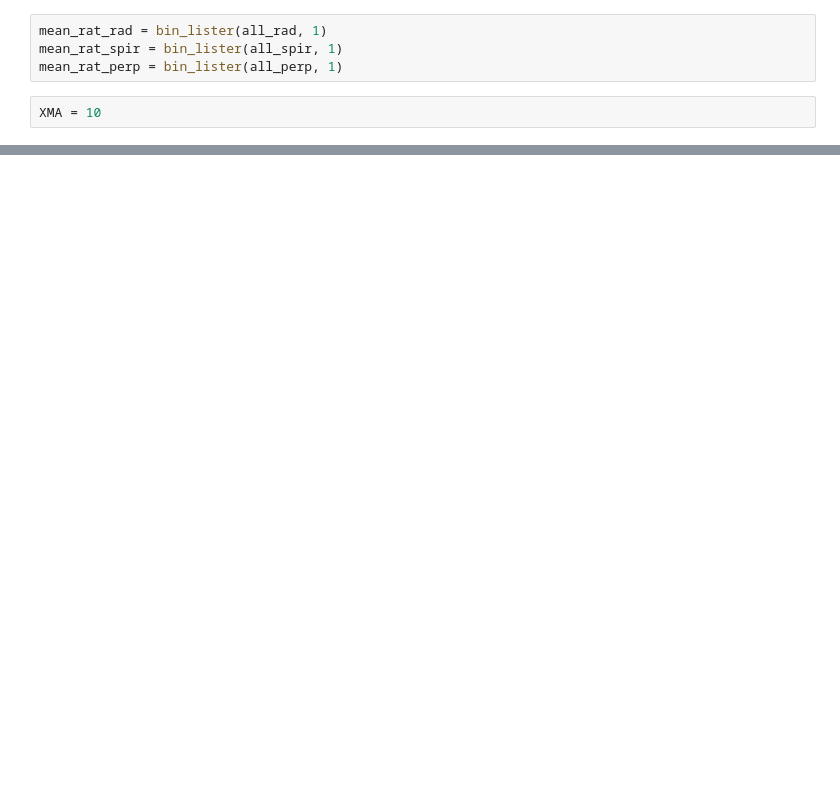
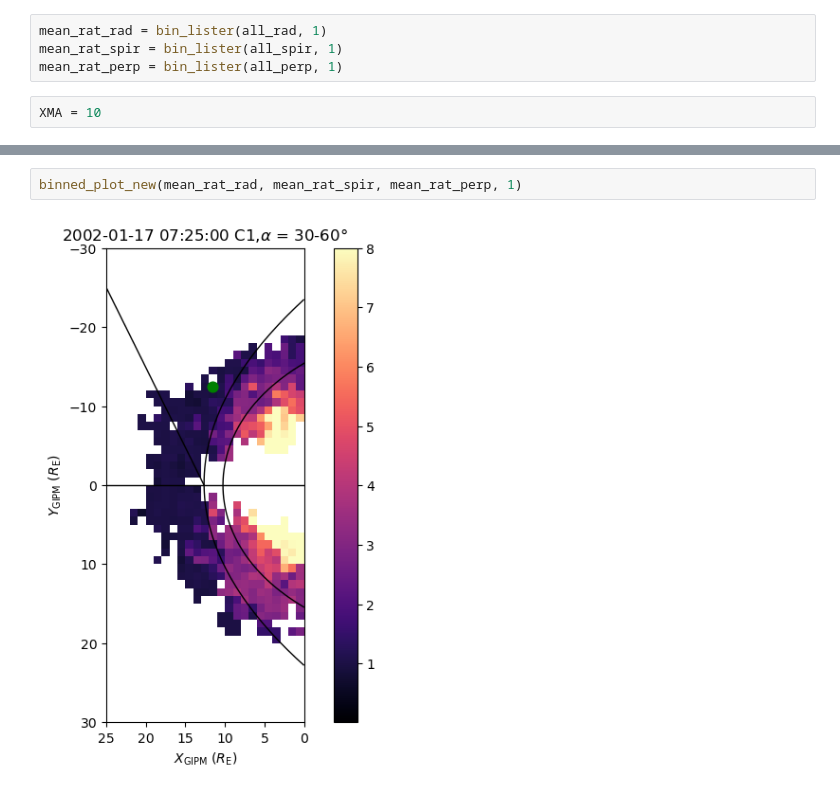
Before and after one commit to solarwindstream/gipm-mapping, a Jupyter notebook: Binning_Script.ipynb, the cells around one changed output, grey strips where cells are left out. Saved outputs shown, nothing was run; the diff lists cells and outputs as text; blank space fills up the shorter version.

```diff
--- a/Binning_Script.ipynb
+++ b/Binning_Script.ipynb
@@ -395,0 +538,4 @@ binned_plot(mean_rat_rad, mean_rat_spir, mean_rat_perp, 1)
+# %%
+binned_plot_new(mean_rat_rad, mean_rat_spir, mean_rat_perp, 1)
+# %% [output]
+[figure, added]
```
Also changed, not shown: parts of 9 cells of this notebook, 1 other file.
